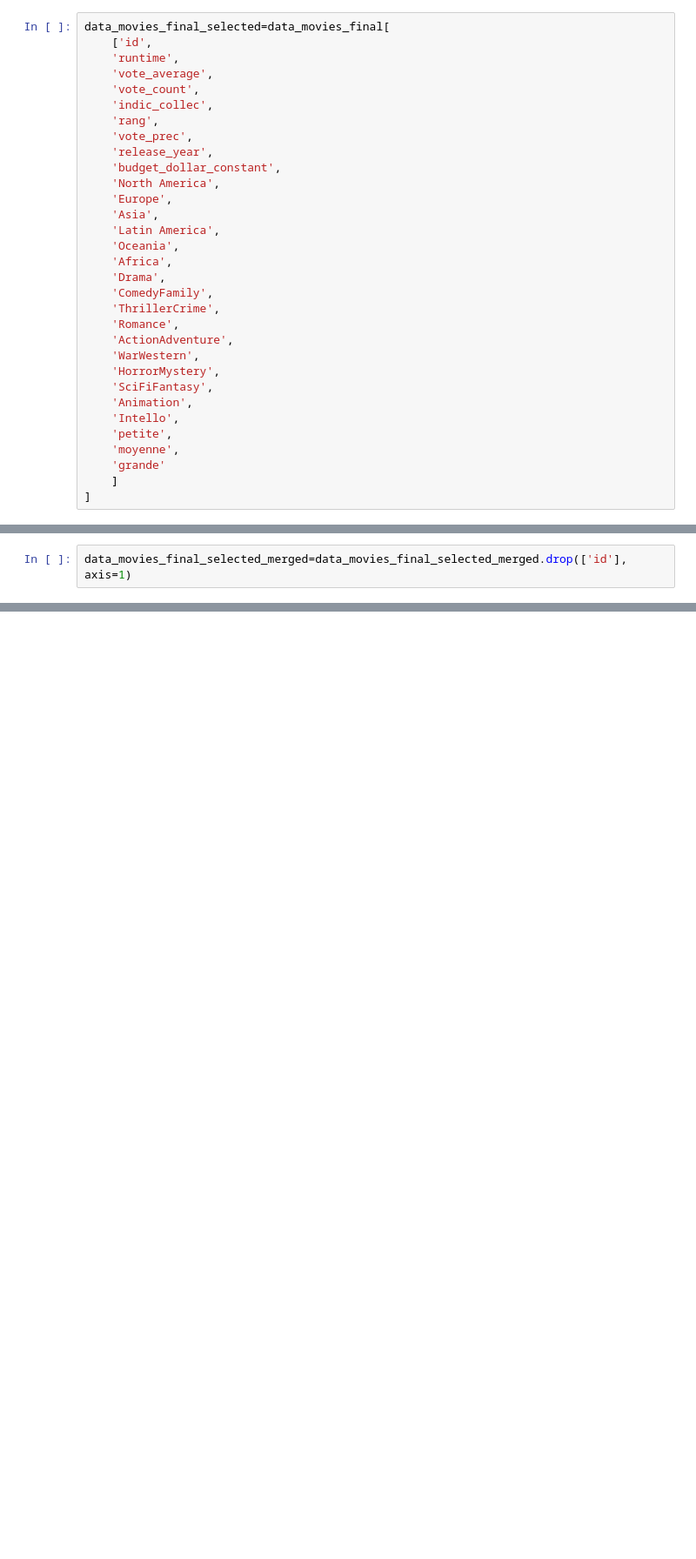
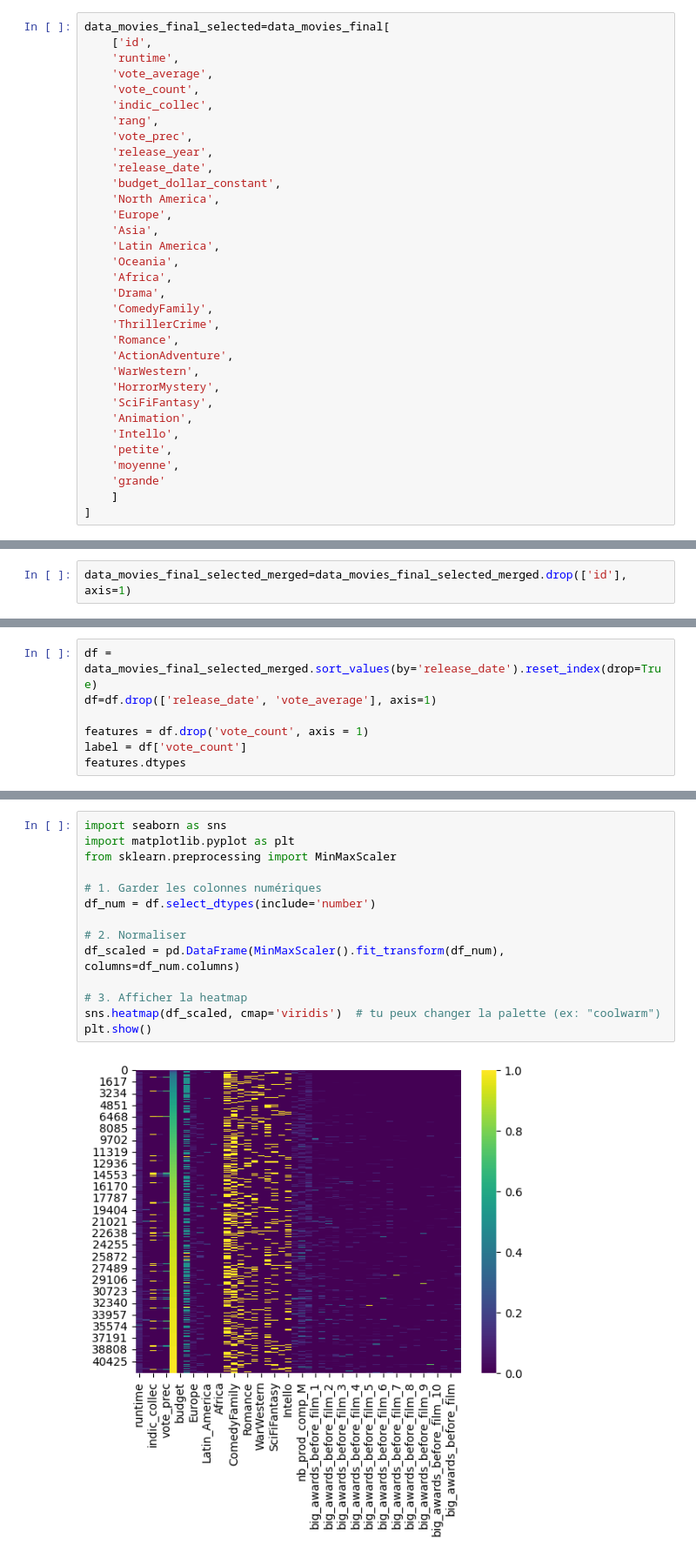
Before and after one commit to mlepennec-ensae/formation_cepe, a Jupyter notebook: Projet/donnees_projet.ipynb, the cells around one changed output, grey strips where cells are left out. Shown: that part at 87% size. Cells and saved outputs as stored; diff of their text form; blank space fills up the shorter version.

```diff
--- a/Projet/donnees_projet.ipynb
+++ b/Projet/donnees_projet.ipynb
@@ -1266,6 +1266,7 @@ data_movies_final_selected=data_movies_final[
     'rang',
     'vote_prec',
     'release_year',
+    'release_date',
     'budget_dollar_constant',
     'North America',
     'Europe',
@@ -1414,0 +1449,7 @@ data_movies_final_selected_merged['small_awards_before_film'] = data_movies_fina
+# %%
+df = data_movies_final_selected_merged.sort_values(by='release_date').reset_index(drop=True)
+df=df.drop(['release_date', 'vote_average'], axis=1)
+
+features = df.drop('vote_count', axis = 1)
+label = df['vote_count']
+features.dtypes
@@ -1414,0 +1571,16 @@ data_movies_final_selected_merged['small_awards_before_film'] = data_movies_fina
+# %%
+import seaborn as sns
+import matplotlib.pyplot as plt
+from sklearn.preprocessing import MinMaxScaler
+
+# 1. Garder les colonnes numériques
+df_num = df.select_dtypes(include='number')
+
+# 2. Normaliser
+df_scaled = pd.DataFrame(MinMaxScaler().fit_transform(df_num), columns=df_num.columns)
+
+# 3. Afficher la heatmap
+sns.heatmap(df_scaled, cmap='viridis')  # tu peux changer la palette (ex: "coolwarm")
+plt.show()
+# %% [output]
+[figure, added]
```
Also changed, not shown: parts of 16 cells of this notebook.
